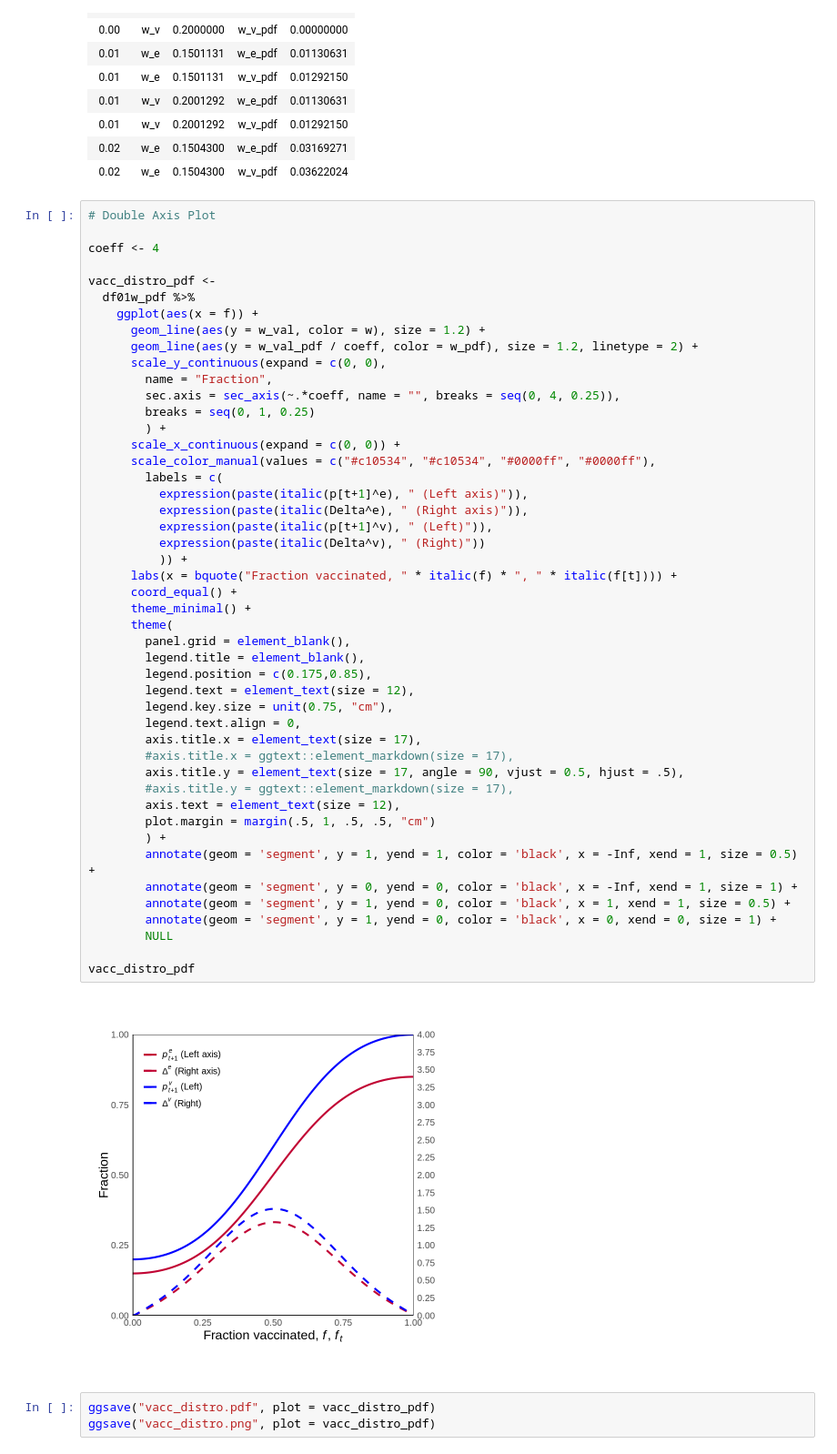
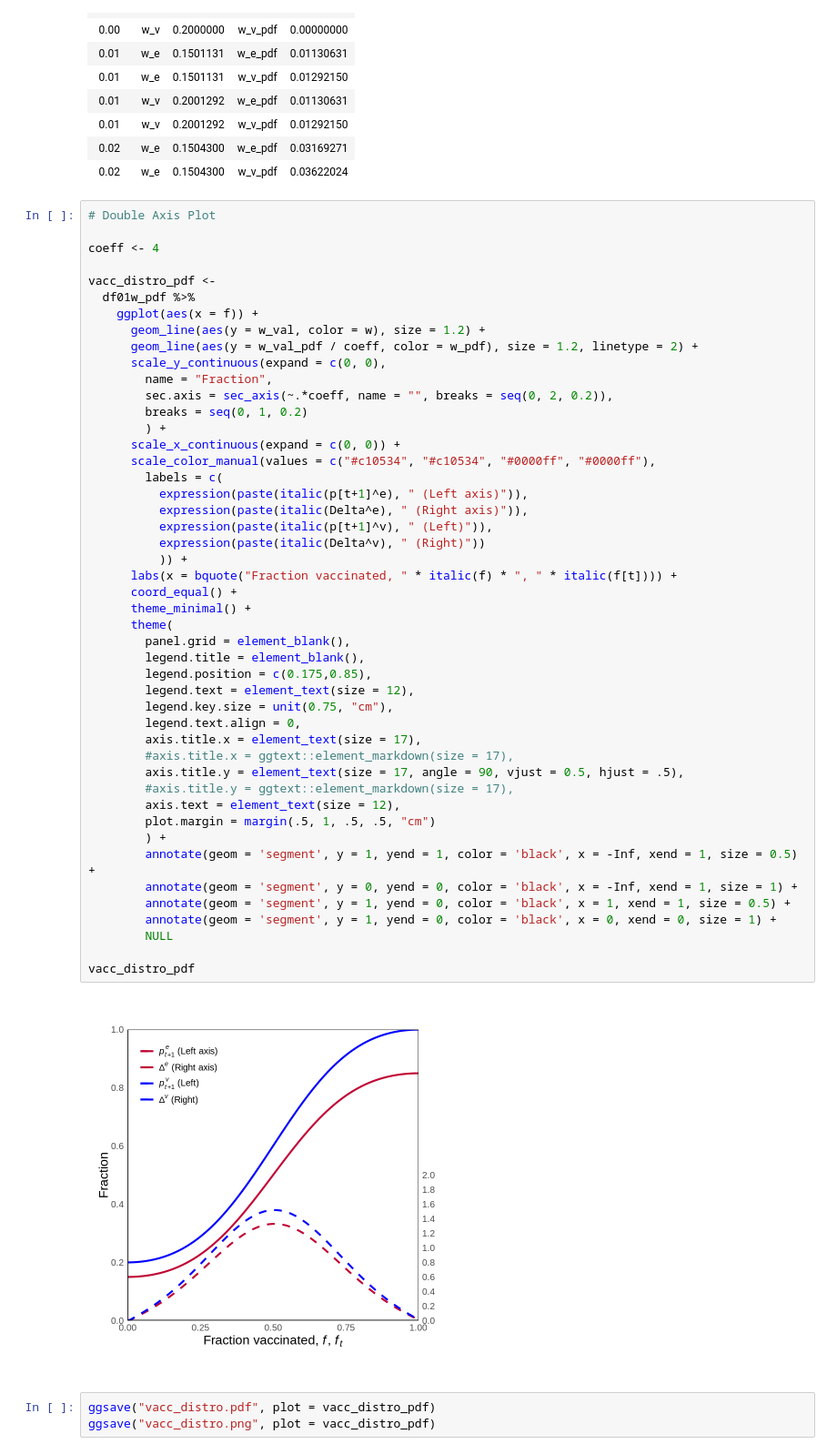
Before and after one commit to scottcohn97/schmelz_bowles, a Jupyter notebook: schmelz_bowles.ipynb, the cells around one changed output. Shown: that part at 91% size. Cells and saved outputs as stored; diff of their text form.

```diff
--- a/schmelz_bowles.ipynb
+++ b/schmelz_bowles.ipynb
@@ -277,8 +278,8 @@ vacc_distro_pdf <-
       geom_line(aes(y = w_val_pdf / coeff, color = w_pdf), size = 1.2, linetype = 2) +
       scale_y_continuous(expand = c(0, 0),
         name = "Fraction",
-        sec.axis = sec_axis(~.*coeff, name = "", breaks = seq(0, 4, 0.25)),
-        breaks = seq(0, 1, 0.25)
+        sec.axis = sec_axis(~.*coeff, name = "", breaks = seq(0, 2, 0.2)),
+        breaks = seq(0, 1, 0.2)
         ) +
       scale_x_continuous(expand = c(0, 0)) +
       scale_color_manual(values = c("#c10534", "#c10534", "#0000ff", "#0000ff"),
@@ -286,34 +287,34 @@ vacc_distro_pdf <-
           expression(paste(italic(p[t+1]^e), " (Left axis)")),
           expression(paste(italic(Delta^e), " (Right axis)")),
           expression(paste(italic(p[t+1]^v), " (Left)")),
           expression(paste(italic(Delta^v), " (Right)"))
           )) +
       labs(x = bquote("Fraction vaccinated, " * italic(f) * ", " * italic(f[t]))) +
       coord_equal() +
       theme_minimal() +
       theme(
         panel.grid = element_blank(),
         legend.title = element_blank(),
         legend.position = c(0.175,0.85),
         legend.text = element_text(size = 12),
         legend.key.size = unit(0.75, "cm"),
         legend.text.align = 0,
         axis.title.x = element_text(size = 17),
         #axis.title.x = ggtext::element_markdown(size = 17),
         axis.title.y = element_text(size = 17, angle = 90, vjust = 0.5, hjust = .5),
         #axis.title.y = ggtext::element_markdown(size = 17),
         axis.text = element_text(size = 12),
         plot.margin = margin(.5, 1, .5, .5, "cm")
         ) +
         annotate(geom = 'segment', y = 1, yend = 1, color = 'black', x = -Inf, xend = 1, size = 0.5) +
         annotate(geom = 'segment', y = 0, yend = 0, color = 'black', x = -Inf, xend = 1, size = 1) +
         annotate(geom = 'segment', y = 1, yend = 0, color = 'black', x = 1, xend = 1, size = 0.5) +
         annotate(geom = 'segment', y = 1, yend = 0, color = 'black', x = 0, xend = 0, size = 1) +
         NULL
 
 vacc_distro_pdf
 # %% [output]
-[figure, old version]
+[figure, new version]
 # %%
 ggsave("vacc_distro.pdf", plot = vacc_distro_pdf)
 ggsave("vacc_distro.png", plot = vacc_distro_pdf)
```
Also changed, not shown: parts of 4 cells of this notebook.
